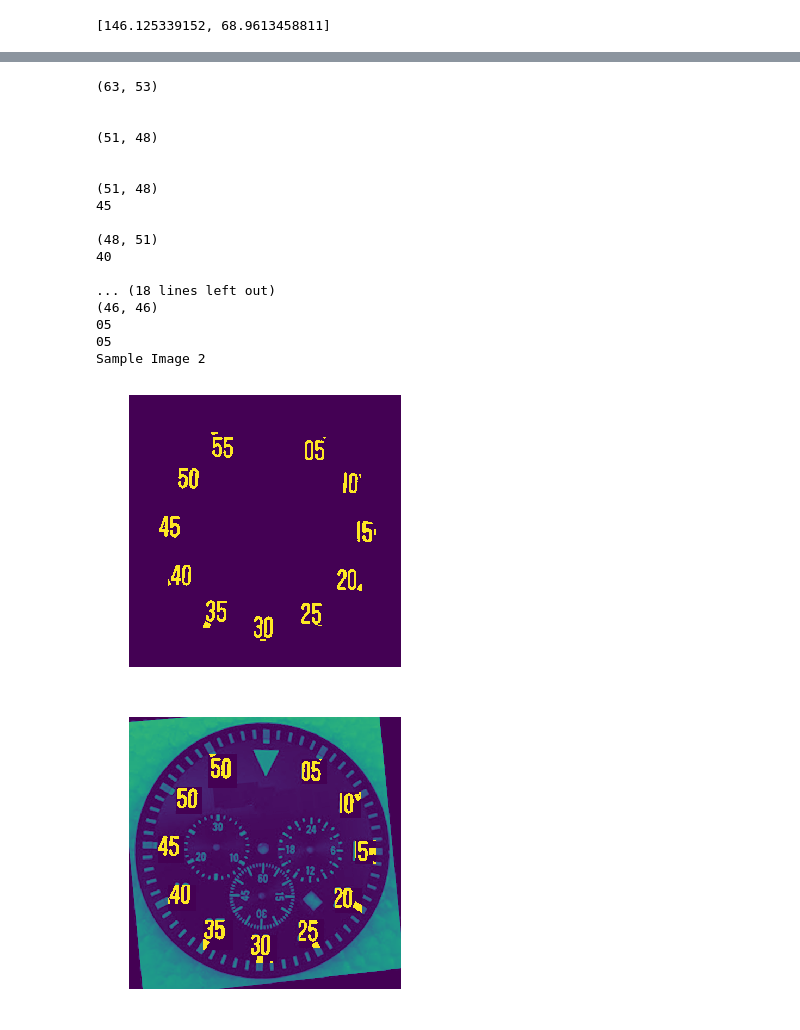
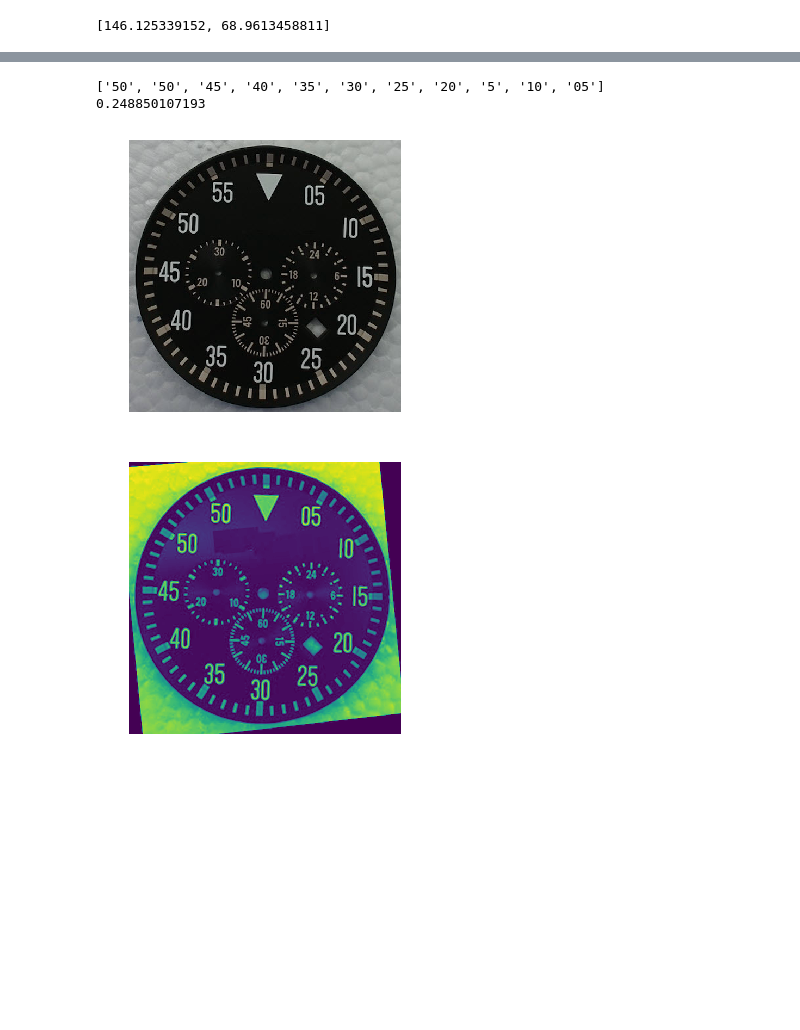
Before and after one commit to fronay/watch_dial_defects, a Jupyter notebook: Click_labeling.ipynb, the cells around one changed output, grey strips where cells are left out. Saved outputs shown, nothing was run; the diff lists cells and outputs as text; code cells hidden in the pictures; blank space fills up the shorter version.

```diff
--- a/Click_labeling.ipynb
+++ b/Click_labeling.ipynb
@@ -154,60 +110,55 @@ NameError: name 'gd' is not defined
 # %%
 # copied for more work...
 ## compare stuff here:
 from PIL import Image
 import pytesseract
+import time
+from keras.models import load_model
+%matplotlib inline
 
-%matplotlib inline
+model = load_model('my_model.h5')
+begin = time.time()
 
 def quick_fig(img):
     plt.figure(figsize=(16,5))
     plt.imshow(img)
     plt.axis("off")
-gd = rgb2grey(io.imread("sample/black_dials/good.png"))
+gd = cv2.imread("sample/black_dials/good.png")
 bd = io.imread("sample/black_dials/macho_libre.png")
 
-for i in range(0, len(dr)- len(dr)%2, 2):
-    p1 = tuple([int(n) for n in dr[i]])
-    p2 = tuple([int(n) for n in dr[i+1]])
-    x1,y1 = p1
-    x2,y2 = p2
-    xmid= int(x1+(x2-x1)/2)
-    #cv2.rectangle(gd, p1, p2, 0, -1)
-    #cv2.rectangle(bd, p1, p2, 0, -1)
-    mugo = gd[y1:y2,x1:x2]
-    bugo = bd[y1:y2,x1:x2]
-    io.imsave("small_bboxes/{}.png".format(i),mugo)
-    mean = np.mean(mugo)
-    bean = np.mean(bugo)
-    mugo[mugo>mean]=255
-    mugo[mugo<mean]=0
-    bugo[bugo>bean]=255
-    bugo[bugo<bean]=0
-    print mugo.shape
-    print pytesseract.image_to_string(Image.fromarray(mugo), config='outputbase digits')
-    print pytesseract.image_to_string(Image.fromarray(bugo), config='outputbase digits')
+def cycle_over_digit_rois(img, roi_list):
+    """
+    Cycle over coordinate list of digit-containing regions on image and return
+    dictionary of probable numeric values
+    """
+    digit_predictions = []
+    # split up list into twos (may change later)
+    for i in range(0, len(roi_list)- len(roi_list)%2, 2):
+        x1,y1 = [int(n) for n in roi_list[i]]
+        x2,y2 = [int(n) for n in roi_list[i+1]]
+        # xmid= int(x1+(x2-x1)/2)
+        sub_roi = img.copy()[y1:y2,x1:x2]
+        digits = preprocess_digits(sub_roi)
+        # quick_fig(np.hstack(digits))
+        text = ""
+        for d in digits:
+            nn_input = d.copy()
+            nn_input = np.expand_dims(nn_input, axis=0)
+            nn_input = np.expand_dims(nn_input, axis=0)
+            prediction = model.predict(nn_input,verbose=0)
+            text+=str(np.argmax(prediction))
+            # print(dildo)
+        digit_predictions.append(text)
+    return digit_predictions
 
-print pytesseract.image_to_string(Image.open('tess_work.png'))
+print cycle_over_digit_rois(bd, dr)
+print time.time() - begin
+# print pytesseract.image_to_string(Image.open('tess_work.png'))
 quick_fig(gd)
 quick_fig(bd)
 plt.show()
 # %% [output]
-(63, 53)
-
-
-(51, 48)
-
-
-(51, 48)
-45
-
-(48, 51)
-40
-
-... (18 lines left out)
-(46, 46)
-05
-05
-Sample Image 2
+['50', '50', '45', '40', '35', '30', '25', '20', '5', '10', '05']
+0.248850107193
-[figure, old version]
+[figure, new version]
-[figure, old version]
+[figure, new version]
```
Also changed, not shown: parts of 3 cells of this notebook, 3 other files.
